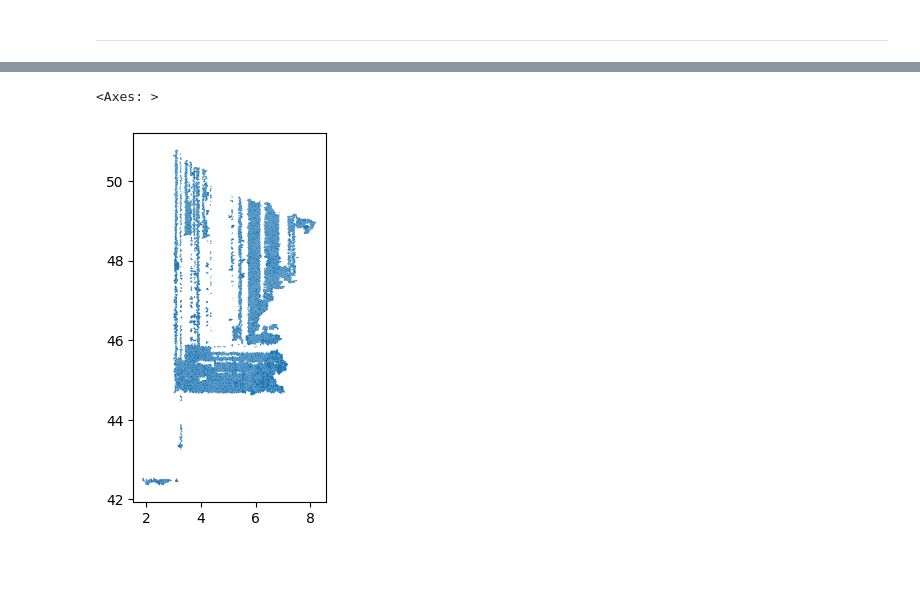
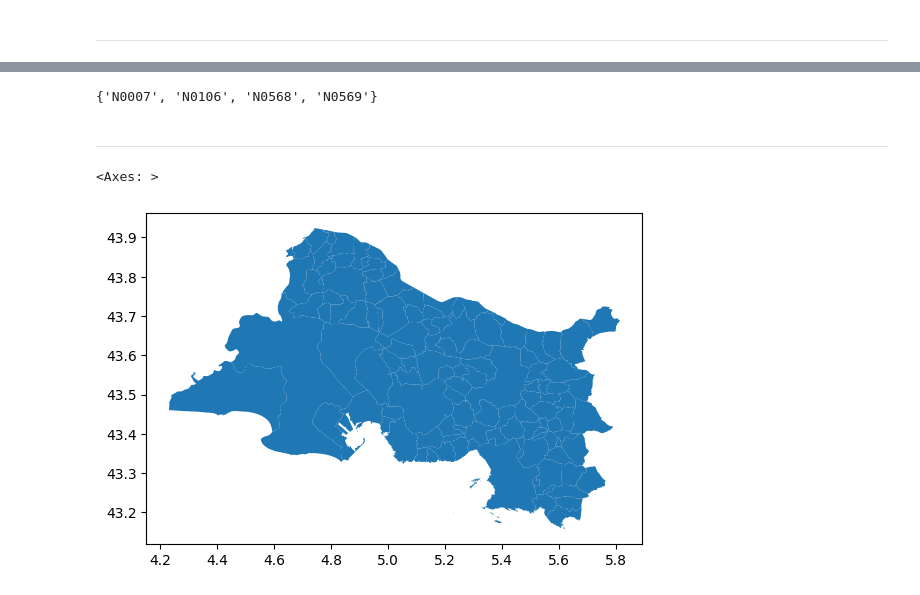
Before and after one commit to dataforgoodfr/batch11_e_cartomobile, a Jupyter notebook: notebooks/TMJA_et_extrapolation_tourisme.ipynb, the cells around one changed output, grey strips where cells are left out. Drawn from its saved outputs; the diff is of its cells as text; code cells hidden in the pictures; blank space fills up the shorter version.

```diff
--- a/notebooks/TMJA_et_extrapolation_tourisme.ipynb
+++ b/notebooks/TMJA_et_extrapolation_tourisme.ipynb
@@ -271,5 +243,15 @@ See the caveats in the documentation: https://pandas.pydata.org/pandas-docs/stab
+# %%
+set(problematic_road)
+# %% [output]
+{'N0007', 'N0106', 'N0568', 'N0569'}
+# %% [markdown]
+---------
+# %%
+file_name = 'communes_with_nearlier_road_dept_13_test.feather'
+
+communes_bdr_13 = gpd.read_feather(os.path.join(data_path, file_name))
 # %%
-first_test_df.plot()
+communes_bdr_13.plot()
 # %% [output]
 <Axes: >
-[figure, old version]
+[figure, new version]
```
Also changed, not shown: parts of 36 cells of this notebook, 2 other files.
